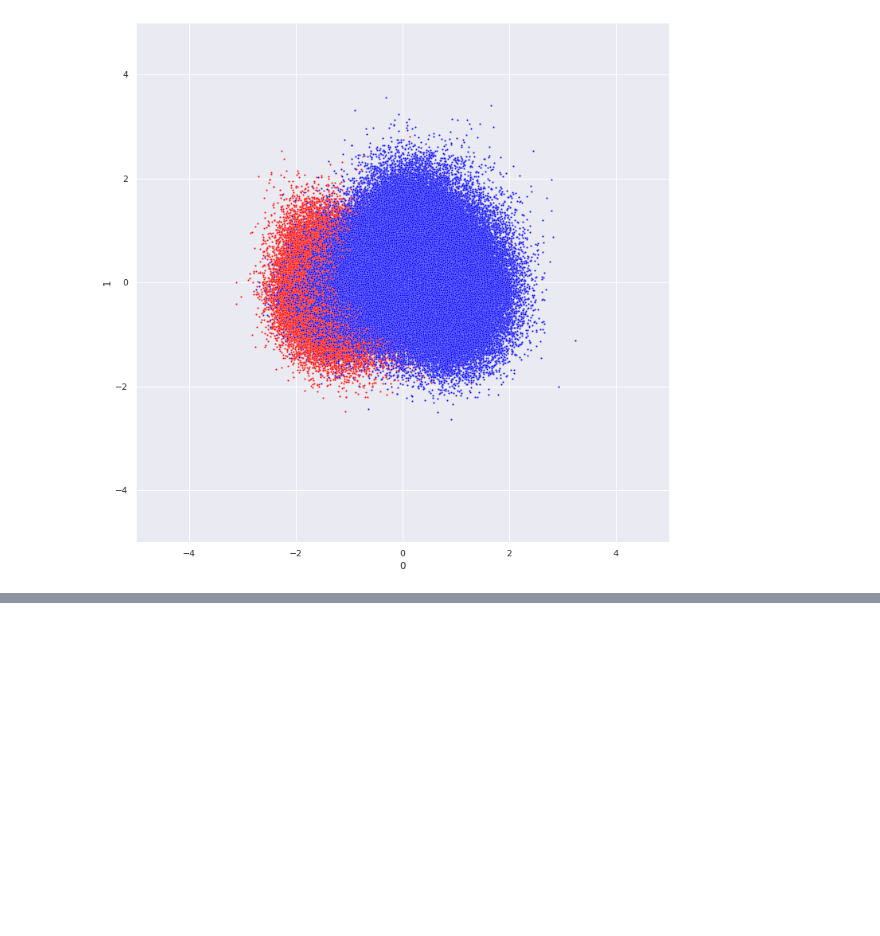
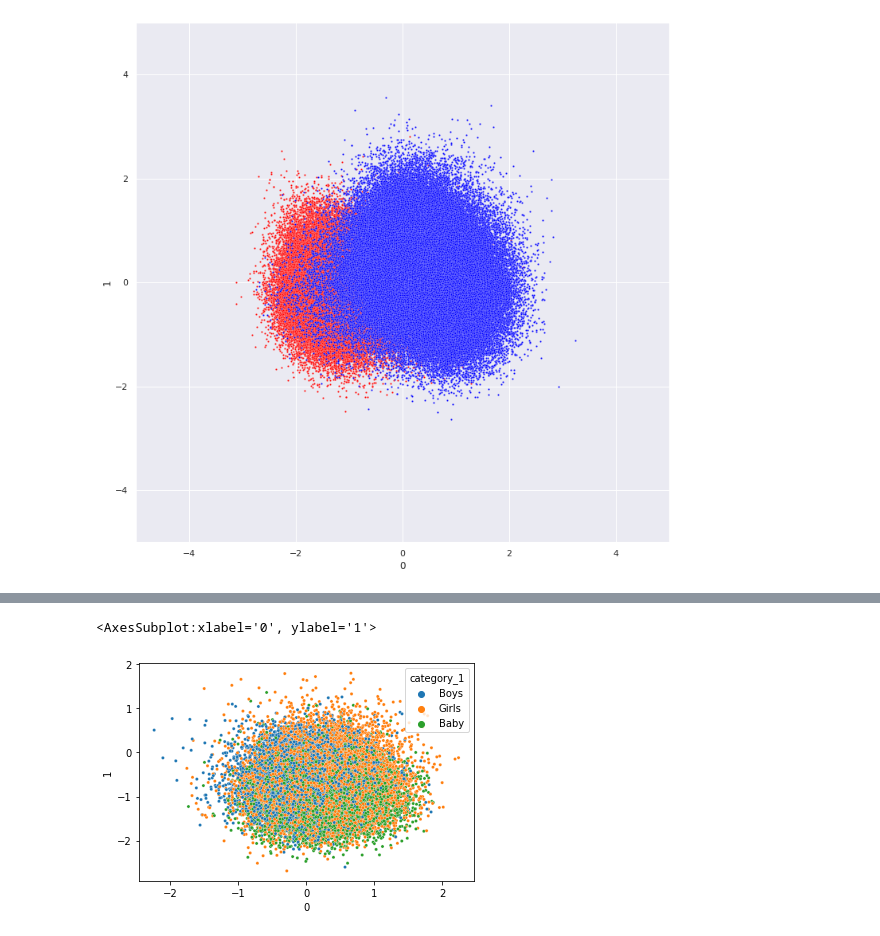
Before and after one commit to Ruruthia/OPUS, a Jupyter notebook: lightfm_evaluation/LightFM_evaluation_1000_no_regularize_5_core.ipynb, the cells around one changed output, grey strips where cells are left out. Drawn from its saved outputs; the diff is of its cells as text; code cells hidden in the pictures; blank space fills up the shorter version.

```diff
--- a/lightfm_evaluation/LightFM_evaluation_1000_no_regularize_5_core.ipynb
+++ b/lightfm_evaluation/LightFM_evaluation_1000_no_regularize_5_core.ipynb
@@ -213,0 +230,5 @@ sns.scatterplot(x='0', y='1', data=women_embeddings, color='blue', s=5).set(xlim
+# %%
+sns.scatterplot(x='0', y='1', data=reduced_item_embeddings[reduced_item_embeddings['category_1'].isin(['Boys', 'Girls', 'Baby'])], hue='category_1', s=10, legend=True)
+# %% [output]
+<AxesSubplot:xlabel='0', ylabel='1'>
+[figure, added]
```
Also changed, not shown: parts of 8 cells of this notebook, 7 other files.
